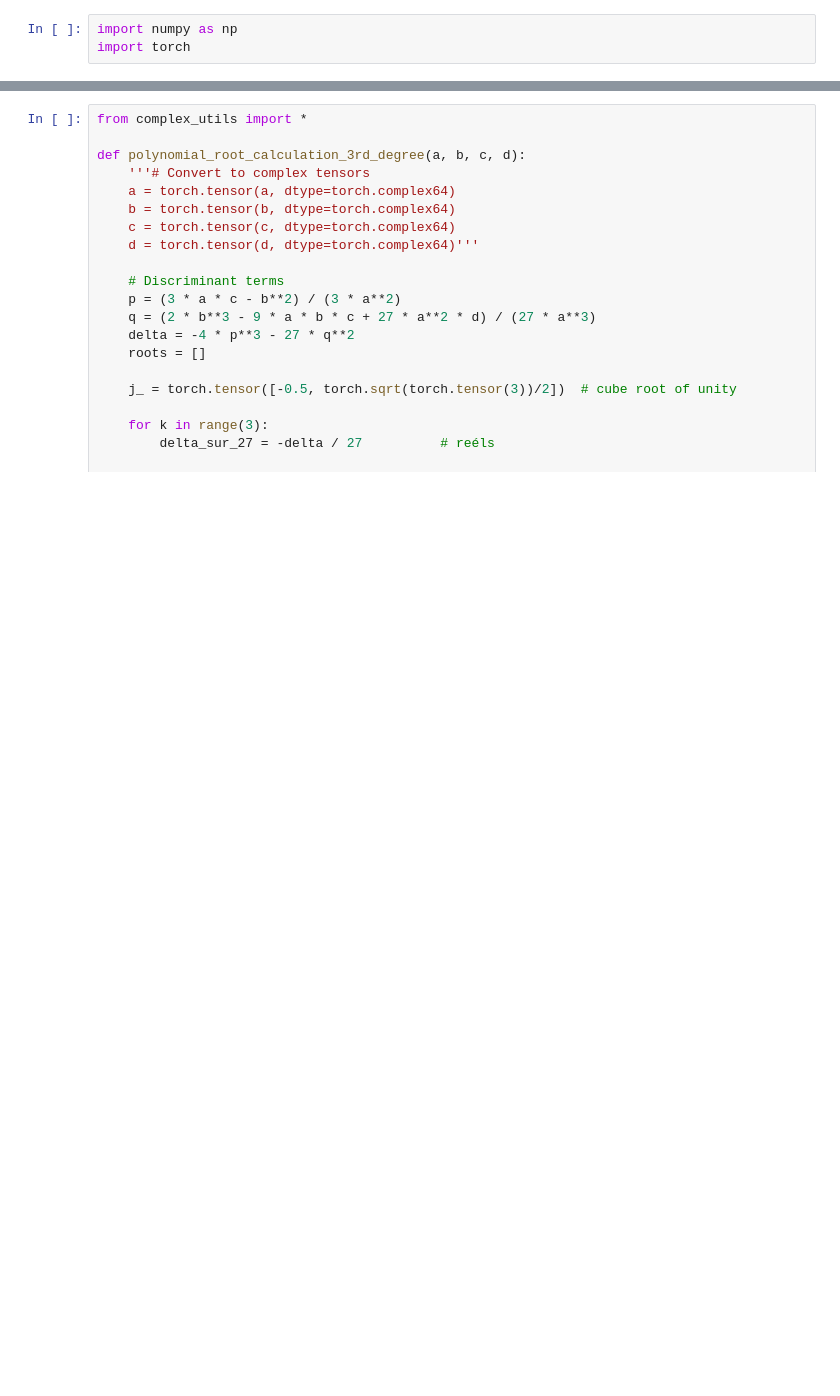
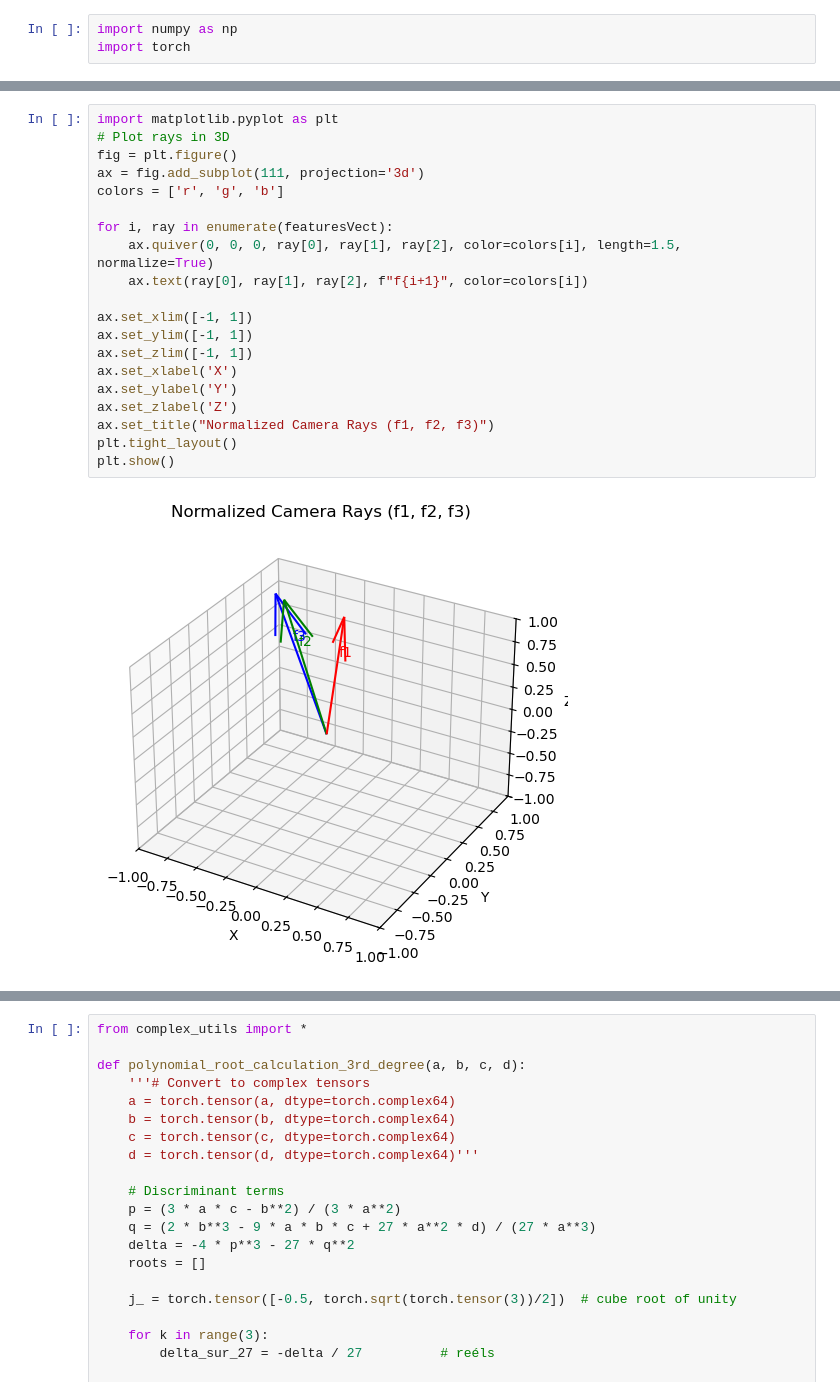
Before and after one commit to alyasltd/poseidon, a Jupyter notebook: pnp_torch_implementation/demo_torch_p3p_step_by_step.ipynb, the cells around one changed output, grey strips where cells are left out. Cells and saved outputs as stored; diff of their text form; blank space fills up the shorter version.

```diff
--- a/pnp_torch_implementation/demo_torch_p3p_step_by_step.ipynb
+++ b/pnp_torch_implementation/demo_torch_p3p_step_by_step.ipynb
@@ -162,0 +208,22 @@ Lastly we need the functions to resolve the polynomial roots. - for test go to t
+# %%
+import matplotlib.pyplot as plt
+# Plot rays in 3D
+fig = plt.figure()
+ax = fig.add_subplot(111, projection='3d')
+colors = ['r', 'g', 'b']
+
+for i, ray in enumerate(featuresVect):
+    ax.quiver(0, 0, 0, ray[0], ray[1], ray[2], color=colors[i], length=1.5, normalize=True)
+    ax.text(ray[0], ray[1], ray[2], f"f{i+1}", color=colors[i])
+
+ax.set_xlim([-1, 1])
+ax.set_ylim([-1, 1])
+ax.set_zlim([-1, 1])
+ax.set_xlabel('X')
+ax.set_ylabel('Y')
+ax.set_zlabel('Z')
+ax.set_title("Normalized Camera Rays (f1, f2, f3)")
+plt.tight_layout()
+plt.show()
+# %% [output]
+[figure, added]
```
Also changed, not shown: parts of 51 cells of this notebook, 8 other files.
